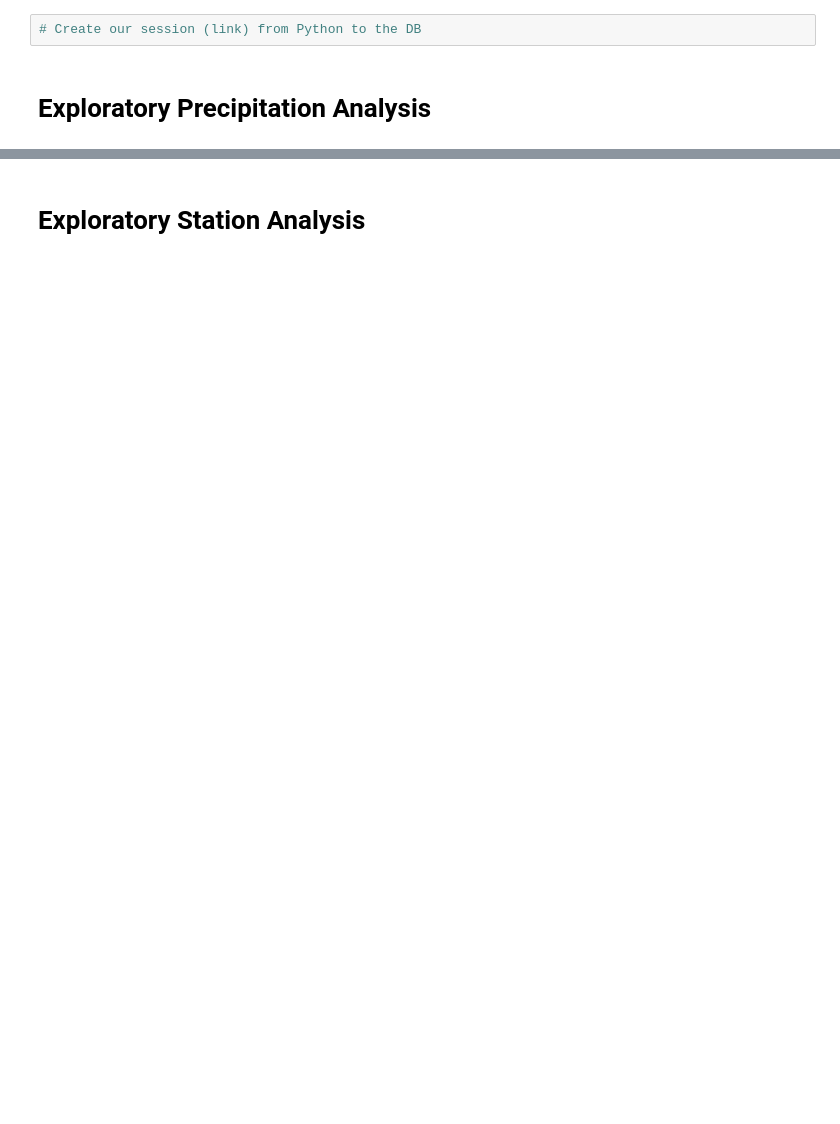
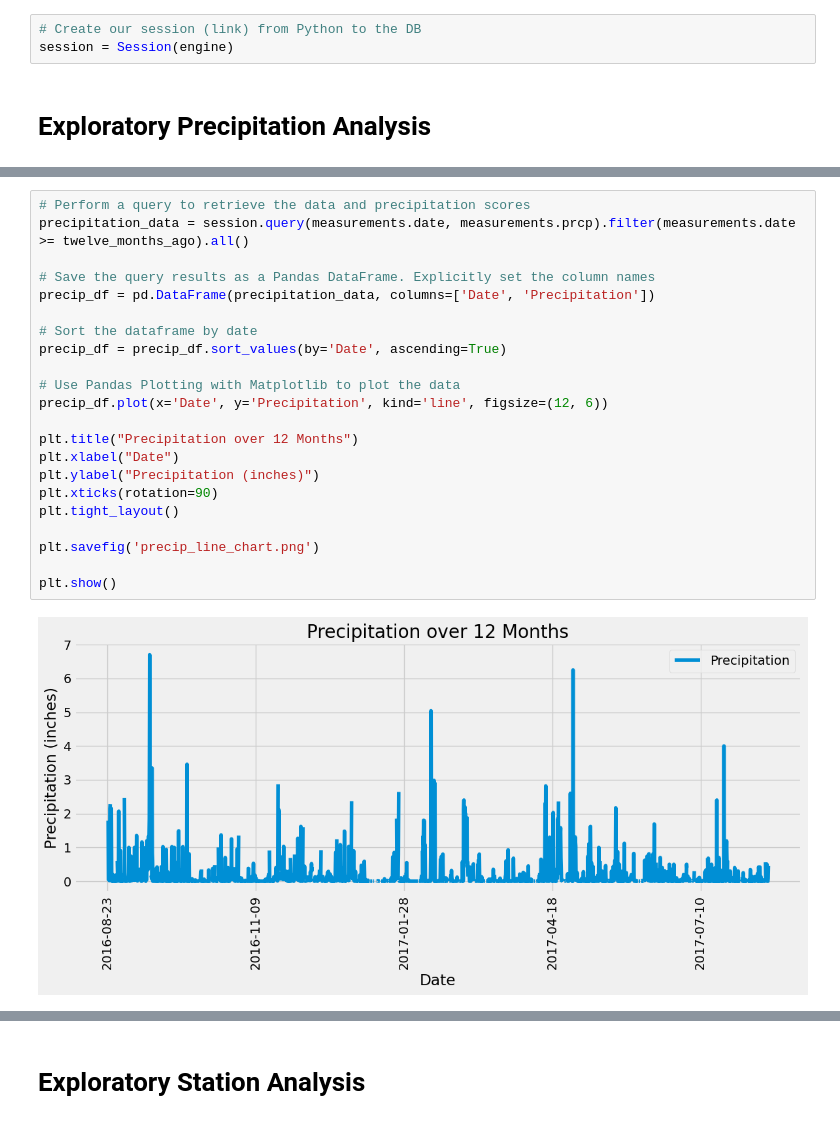
Before and after one commit to Lanceowesalot/sqlalchemy_challenge, a Jupyter notebook: SurfsUp/climate_starter.ipynb, the cells around one changed output, grey strips where cells are left out. Drawn from its saved outputs; the diff is of its cells as text; blank space fills up the shorter version.

```diff
--- a/SurfsUp/climate_starter.ipynb
+++ b/SurfsUp/climate_starter.ipynb
@@ -31,5 +35,6 @@ engine = create_engine("sqlite:///Resources/hawaii.sqlite")
 # %%
 # Create our session (link) from Python to the DB
+session = Session(engine)
 # %% [markdown]
 # Exploratory Precipitation Analysis
 # %%
@@ -59,2 +64,26 @@ Text(0, 0.5, 'Inches')
+# %%
+# Perform a query to retrieve the data and precipitation scores
+precipitation_data = session.query(measurements.date, measurements.prcp).filter(measurements.date >= twelve_months_ago).all()
+
+# Save the query results as a Pandas DataFrame. Explicitly set the column names
+precip_df = pd.DataFrame(precipitation_data, columns=['Date', 'Precipitation'])
+
+# Sort the dataframe by date
+precip_df = precip_df.sort_values(by='Date', ascending=True)
+
+# Use Pandas Plotting with Matplotlib to plot the data
+precip_df.plot(x='Date', y='Precipitation', kind='line', figsize=(12, 6))
+
+plt.title("Precipitation over 12 Months")
+plt.xlabel("Date")
+plt.ylabel("Precipitation (inches)")
+plt.xticks(rotation=90)
+plt.tight_layout()
+
+plt.savefig('precip_line_chart.png')
+
+plt.show()
+# %% [output]
+[figure, added]
 # %%
 # Use Pandas to calculate the summary statistics for the precipitation data
```
Also changed, not shown: parts of 11 cells of this notebook, 4 other files.
